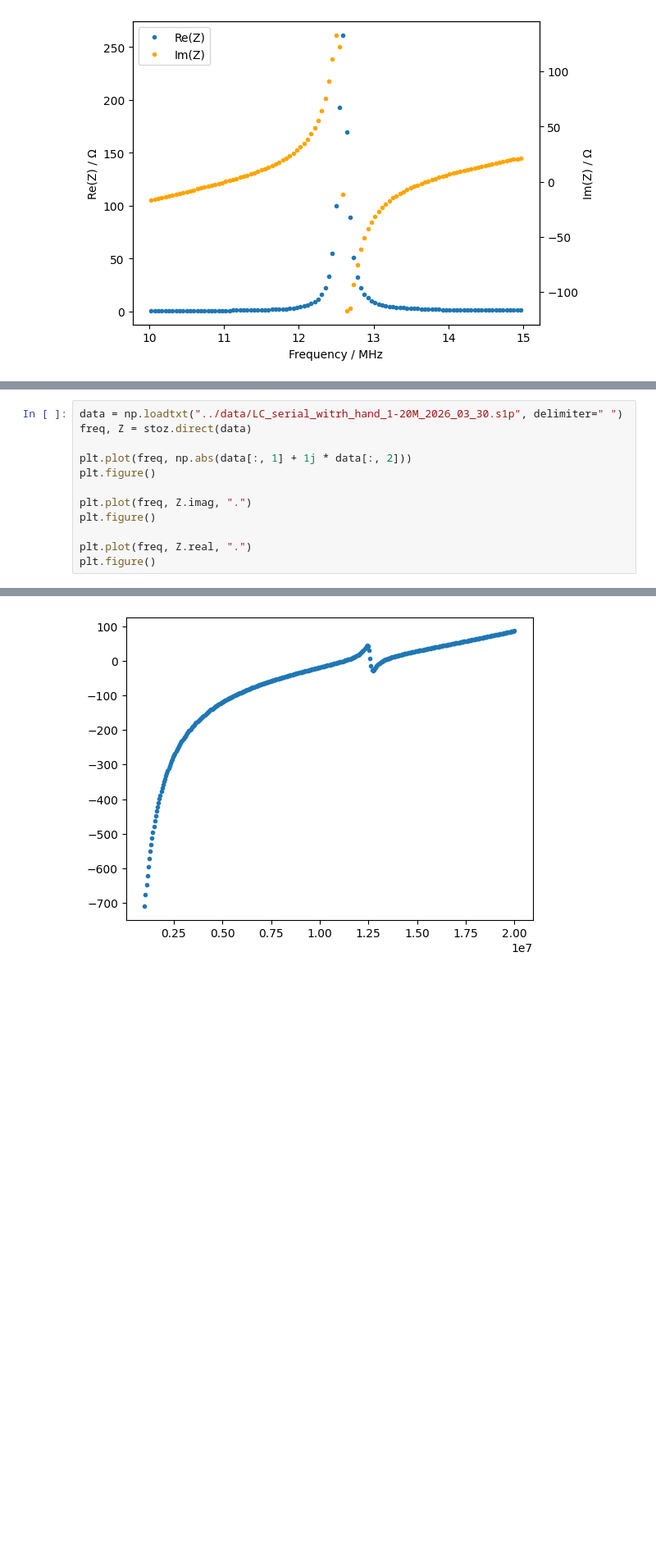
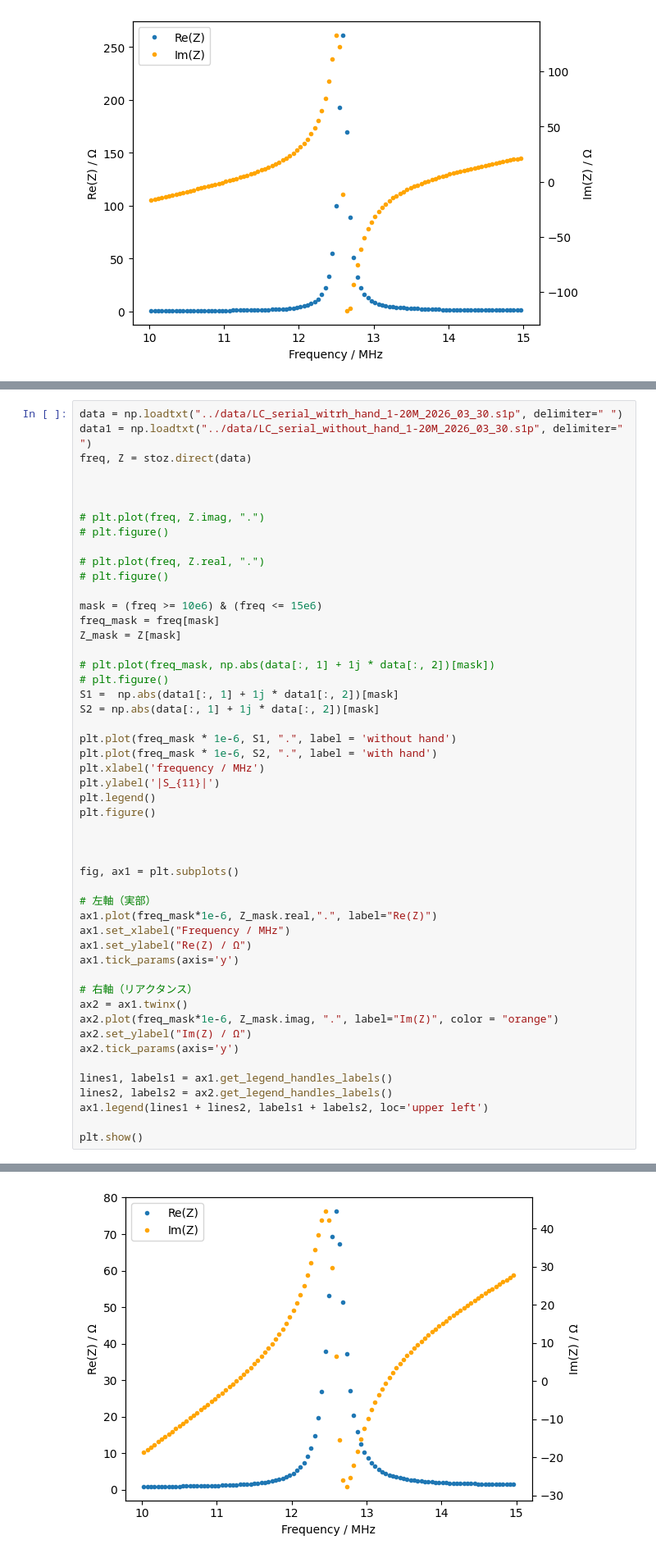
Before and after one commit to tyaxm/cyclotron, a Jupyter notebook: src/trance.ipynb, the cells around one changed output, grey strips where cells are left out. Shown at 82% size. Drawn from its saved outputs; the diff is of its cells as text; blank space fills up the shorter version.

```diff
--- a/src/trance.ipynb
+++ b/src/trance.ipynb
@@ -289,13 +384,51 @@ plt.figure()
 # %%
 data = np.loadtxt("../data/LC_serial_witrh_hand_1-20M_2026_03_30.s1p", delimiter=" ")
+data1 = np.loadtxt("../data/LC_serial_without_hand_1-20M_2026_03_30.s1p", delimiter=" ")
 freq, Z = stoz.direct(data)
 
-plt.plot(freq, np.abs(data[:, 1] + 1j * data[:, 2]))
+
+
+# plt.plot(freq, Z.imag, ".")
+# plt.figure()
+
+# plt.plot(freq, Z.real, ".")
+# plt.figure()
+
+mask = (freq >= 10e6) & (freq <= 15e6)
+freq_mask = freq[mask]
+Z_mask = Z[mask]
+
+# plt.plot(freq_mask, np.abs(data[:, 1] + 1j * data[:, 2])[mask])
+# plt.figure()
+S1 =  np.abs(data1[:, 1] + 1j * data1[:, 2])[mask]
+S2 = np.abs(data[:, 1] + 1j * data[:, 2])[mask]
+
+plt.plot(freq_mask * 1e-6, S1, ".", label = 'without hand')
+plt.plot(freq_mask * 1e-6, S2, ".", label = 'with hand')
+plt.xlabel('frequency / MHz')
+plt.ylabel('|S_{11}|')
+plt.legend()
 plt.figure()
 
-plt.plot(freq, Z.imag, ".")
-plt.figure()
 
-plt.plot(freq, Z.real, ".")
-plt.figure()
+
+fig, ax1 = plt.subplots()
+
+# 左軸（実部）
+ax1.plot(freq_mask*1e-6, Z_mask.real,".", label="Re(Z)")
+ax1.set_xlabel("Frequency / MHz")
+ax1.set_ylabel("Re(Z) / Ω")
+ax1.tick_params(axis='y')
+
+# 右軸（リアクタンス）
+ax2 = ax1.twinx()
+ax2.plot(freq_mask*1e-6, Z_mask.imag, ".", label="Im(Z)", color = "orange")
+ax2.set_ylabel("Im(Z) / Ω")
+ax2.tick_params(axis='y')
+
+lines1, labels1 = ax1.get_legend_handles_labels()
+lines2, labels2 = ax2.get_legend_handles_labels()
+ax1.legend(lines1 + lines2, labels1 + labels2, loc='upper left')
+
+plt.show()
 # %% [output]
@@ -304 +437 @@ plt.figure()
-[figure, old version]
+[figure, new version]
```
Also changed, not shown: parts of 6 cells of this notebook, 11 other files.
